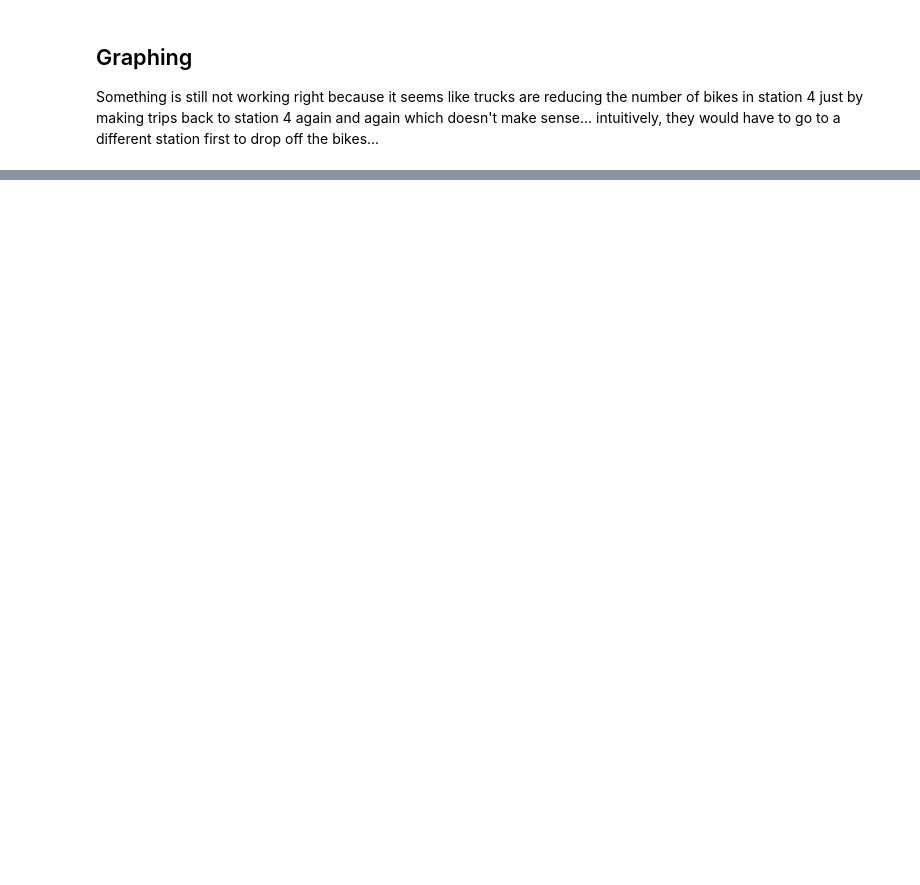
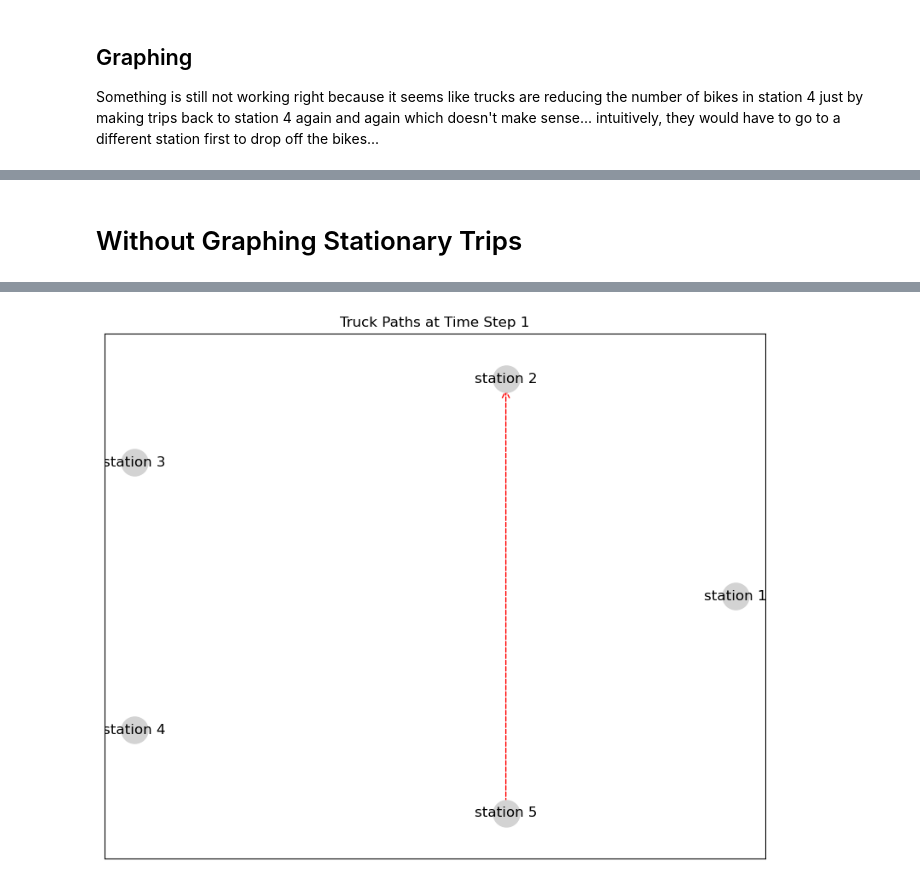
Before and after one commit to jarrettreimers/CSUREMM, a Jupyter notebook: gurobi_testing.ipynb, the cells around one changed output, grey strips where cells are left out. Saved outputs shown, nothing was run; the diff lists cells and outputs as text; code cells hidden in the pictures; blank space fills up the shorter version.

```diff
--- a/gurobi_testing.ipynb
+++ b/gurobi_testing.ipynb
@@ -283,0 +406,45 @@ Truck 2 path: [(1, 'station 4'), (2, 'station 4'), (3, 'station 4'), (4, 'statio
+# %% [markdown]
+# Without Graphing Stationary Trips
+# %%
+from IPython.display import HTML  # Import HTML from IPython.display
+import matplotlib.pyplot as plt
+import networkx as nx
+import numpy as np
+import matplotlib.animation as animation
+
+
+# Calculate positions of the stations once
+num_stations = len(stations)
+angle_step = 2 * np.pi / num_stations
+radius = 0.3  # Radius for station placement
+pos = {stations[i]: (np.cos(i * angle_step) * radius, np.sin(i * angle_step) * radius) for i in range(num_stations)}
+
+# Function to update the animation at each frame
+def update(frame):
+    plt.clf()  # Clear previous plot
+    G = nx.DiGraph()
+
+    # Add nodes
+    for station in stations:
+        G.add_node(station)
+
+    colors = ['blue', 'red', 'green']
+
+    # Plot edges for each truck's path at the current frame
+    for k, path in truck_paths.items():
+        edges = [(path[i][1], path[i + 1][1]) for i in range(len(path) - 1) if path[i][0] == frame and path[i][1] != path[i + 1][1]]
+        if edges:
+            nx.draw_networkx_edges(G, pos, edgelist=edges, arrowstyle='->', arrowsize=15,
+                                   edge_color=colors[k-1], style='dashed', label=f'Truck {k}')
+
+    nx.draw_networkx_nodes(G, pos, node_size=500, node_color='lightgray')
+    nx.draw_networkx_labels(G, pos, font_size=12)
+    plt.title(f"Truck Paths at Time Step {frame}")
+
+# Create the animation
+fig = plt.figure(figsize=(10, 8))
+ani = animation.FuncAnimation(fig, update, frames=range(1, T + 1), interval=500, repeat=False)
+
+# Display the animation in the notebook using HTML display
+HTML(ani.to_jshtml())
+# %% [output]
@@ -283,0 +452 @@ Truck 2 path: [(1, 'station 4'), (2, 'station 4'), (3, 'station 4'), (4, 'statio
+[figure, added]
```
Also changed, not shown: parts of 8 cells of this notebook.
